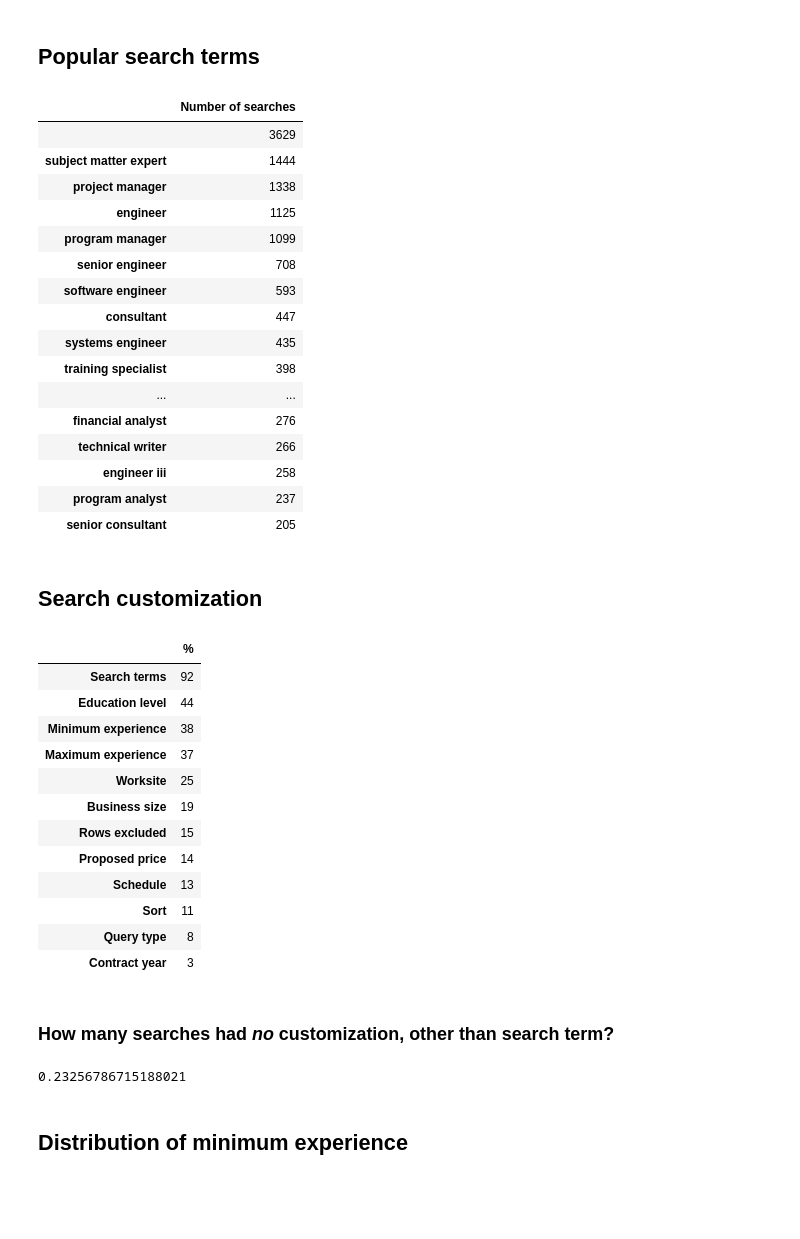
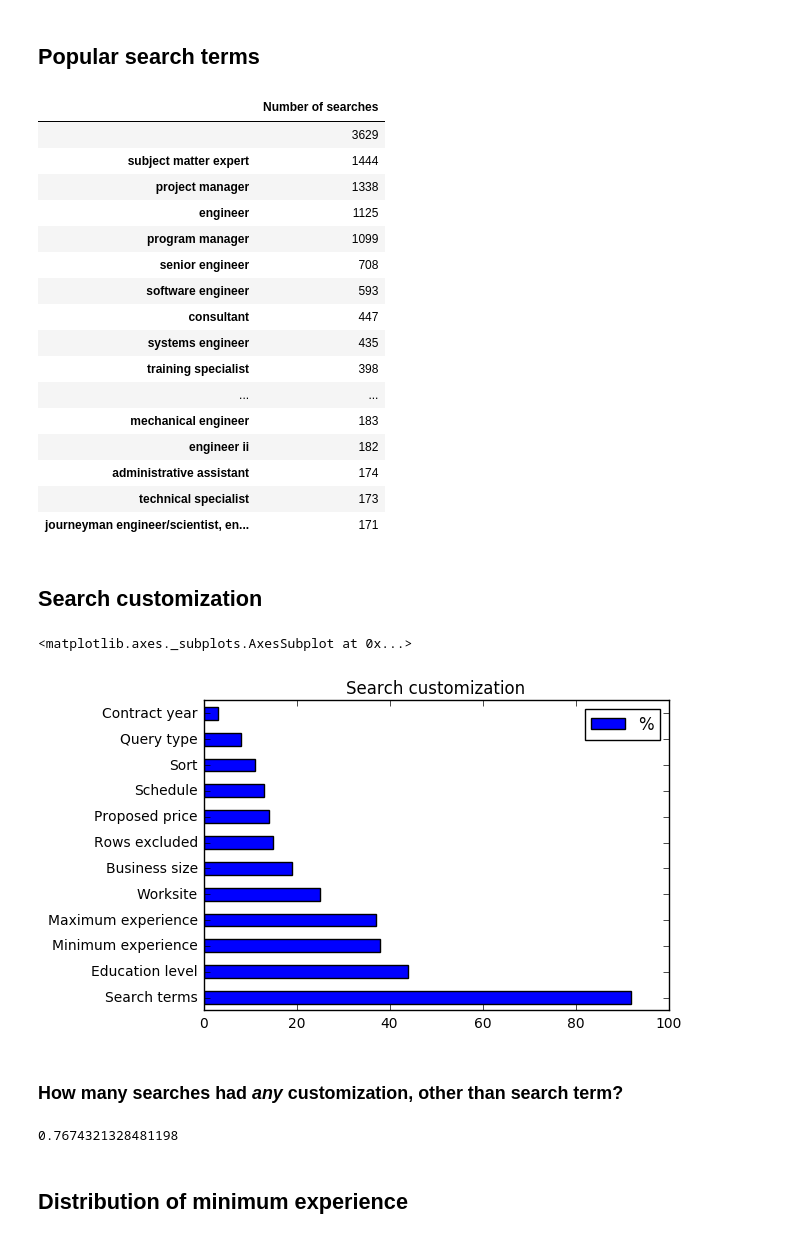
Before and after one commit to 18F/calc-analysis, a Jupyter notebook: CALC Log Analysis.ipynb, the cells around one changed output. Drawn from its saved outputs; the diff is of its cells as text; code cells hidden in the pictures; blank space fills up the shorter version.

```diff
--- a/CALC Log Analysis.ipynb
+++ b/CALC Log Analysis.ipynb
@@ -33,11 +33,9 @@ rates = rates[rates['Method'] == 'GET']
 rates = rates[rates['Status'] == 200]
 rates = rates[rates['URL'].str.startswith(RATES_URL)]
 rates['Time'] = rates['Time'].apply(pandas.to_datetime)
-rates.index = rates['Time']
 
 del rates['Method']
 del rates['Status']
-del rates['Time']
 
 queries = rates['URL'].apply(
     lambda url: dict(parse_qsl(urlparse(url).query))
@@ -75,28 +73,30 @@ rates = rates.fillna(FIELD_DEFAULTS)
 # %% [markdown]
 ## Popular search terms
 # %%
-rates['Search terms'].value_counts().head(20).to_frame('Number of searches')
+rates['Search terms'].value_counts().head(30).to_frame('Number of searches')
 # %% [output]
 |  | Number of searches |
 |  | 3629 |
 | subject matter expert | 1444 |
 | project manager | 1338 |
 | engineer | 1125 |
 | program manager | 1099 |
 | senior engineer | 708 |
 | software engineer | 593 |
 | consultant | 447 |
 | systems engineer | 435 |
 | training specialist | 398 |
 | ... | ... |
-| financial analyst | 276 |
-| technical writer | 266 |
-| engineer iii | 258 |
-| program analyst | 237 |
-| senior consultant | 205 |
+| mechanical engineer | 183 |
+| engineer ii | 182 |
+| administrative assistant | 174 |
+| technical specialist | 173 |
+| journeyman engineer/scientist, en... | 171 |
 # %% [markdown]
 ## Search customization
 # %%
+%matplotlib inline
+
 total_rates = rates.shape[0]
 percentages = {}
 
@@ -104,34 +104,30 @@ for field, default in FIELD_DEFAULTS.items():
     non_default_rates = rates[rates[field] != default].shape[0]
     percentages[field] = int(non_default_rates / total_rates * 100)
 
-pandas.Series(percentages).to_frame('%').sort_values(by='%', ascending=False)
+pandas.Series(percentages).to_frame('%').sort_values(by='%', ascending=False)\
+  .plot(kind='barh', title="Search customization")
 # %% [output]
-|  | % |
-| Search terms | 92 |
-| Education level | 44 |
-| Minimum experience | 38 |
-| Maximum experience | 37 |
-| Worksite | 25 |
-| Business size | 19 |
-| Rows excluded | 15 |
-| Proposed price | 14 |
-| Schedule | 13 |
-| Sort | 11 |
-| Query type | 8 |
-| Contract year | 3 |
+<matplotlib.axes._subplots.AxesSubplot at 0x...>
+[figure, added]
 # %% [markdown]
-### How many searches had *no* customization, other than search term?
+### How many searches had *any* customization, other than search term?
 # %%
-r = rates
+customized = None
 
 for field, default in FIELD_DEFAULTS.items():
     if field == 'Search terms':
         continue
-    r = r[r[field] == default]
+    field_was_not_default = rates[field] != default
+    if customized is None:
+        customized = field_was_not_default
+    else:
+        customized = customized | field_was_not_default
 
-r.shape[0] / total_rates
+customized_rates = rates[customized]
+
+customized_rates.shape[0] / rates.shape[0]
 # %% [output]
-0.23256786715188021
+0.7674321328481198
 # %% [markdown]
 ## Distribution of minimum experience
 # %%
```
Also changed, not shown: parts of 2 cells of this notebook.
